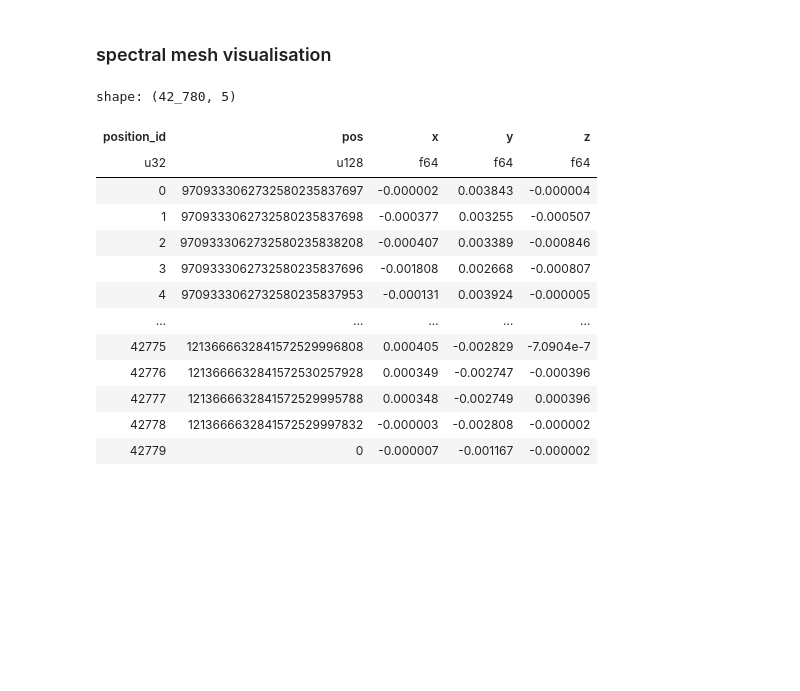
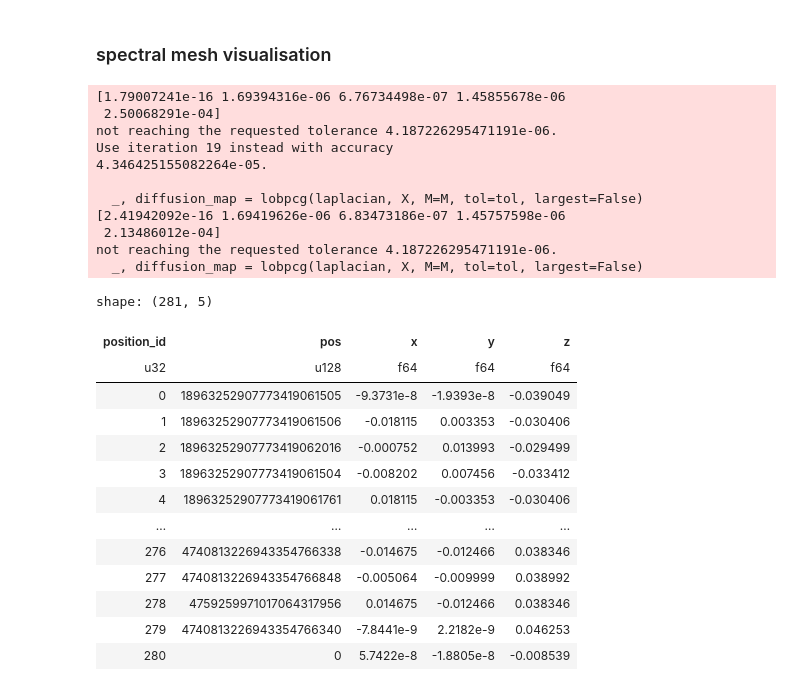
Before and after one commit to movpasd/pawncounter, a Jupyter notebook: Main.ipynb, the cells around one changed output. Saved outputs shown, nothing was run; the diff lists cells and outputs as text; code cells hidden in the pictures; blank space fills up the shorter version.

```diff
--- a/Main.ipynb
+++ b/Main.ipynb
@@ -33,8 +35,8 @@ If the board is smaller than 8x8, the board crops around bottom-left square for
 (so the bottom-left square remains a1), and the unused squares are empty.
 """
 
-BOARD_WIDTH = 3
-BOARD_DEPTH = 4
+BOARD_WIDTH = 2
+BOARD_DEPTH = 3
 
 assert 0 <= BOARD_WIDTH <= 8
 assert 0 <= BOARD_DEPTH <= 8
@@ -471,44 +560,55 @@ def spectral_embedding_3d(
     A = positions_adjacency(transitions, positions, weight=weight)
     emb = spectral_embedding(
         A,
         n_components=n_dims,
         eigen_solver=eigen_solver,  # type: ignore
         drop_first=True,
         random_state=0,
     )
     n = positions.height
     coords = [emb[:, k] if k < n_dims else np.zeros(n) for k in range(3)]
     return positions.with_columns(
         x=pl.Series(coords[0]), y=pl.Series(coords[1]), z=pl.Series(coords[2])
     )
 
 
 spectral_embeddings = spectral_embedding_3d(
     transitions,
     positions,
     weight=pl.col("transition_type").replace_strict(
         {
             "A": 1 / 1.0,
             "CK": 1 / 1.0,
             "CQ": 1 / 1.0,
-            "R": 1 / 40.0,
+            "R": 1 / 1.0,
         }
     ),
 )
 spectral_embeddings
 # %% [output]
-shape: (42_780, 5)
+[1.79007241e-16 1.69394316e-06 6.76734498e-07 1.45855678e-06
+ 2.50068291e-04]
+not reaching the requested tolerance 4.187226295471191e-06.
+Use iteration 19 instead with accuracy
+4.346425155082264e-05.
+
+  _, diffusion_map = lobpcg(laplacian, X, M=M, tol=tol, largest=False)
+[2.41942092e-16 1.69419626e-06 6.83473186e-07 1.45757598e-06
+ 2.13486012e-04]
+not reaching the requested tolerance 4.187226295471191e-06.
+  _, diffusion_map = lobpcg(laplacian, X, M=M, tol=tol, largest=False)
+shape: (281, 5)
 | position_id | pos | x | y | z |
 | u32 | u128 | f64 | f64 | f64 |
-| 0 | 9709333062732580235837697 | -0.000002 | 0.003843 | -0.000004 |
-| 1 | 9709333062732580235837698 | -0.000377 | 0.003255 | -0.000507 |
-| 2 | 9709333062732580235838208 | -0.000407 | 0.003389 | -0.000846 |
-| 3 | 9709333062732580235837696 | -0.001808 | 0.002668 | -0.000807 |
-| 4 | 9709333062732580235837953 | -0.000131 | 0.003924 | -0.000005 |
+| 0 | 18963252907773419061505 | -9.3731e-8 | -1.9393e-8 | -0.039049 |
+| 1 | 18963252907773419061506 | -0.018115 | 0.003353 | -0.030406 |
+| 2 | 18963252907773419062016 | -0.000752 | 0.013993 | -0.029499 |
+| 3 | 18963252907773419061504 | -0.008202 | 0.007456 | -0.033412 |
+| 4 | 18963252907773419061761 | 0.018115 | -0.003353 | -0.030406 |
 | … | … | … | … | … |
-| 42775 | 1213666632841572529996808 | 0.000405 | -0.002829 | -7.0904e-7 |
-| 42776 | 1213666632841572530257928 | 0.000349 | -0.002747 | -0.000396 |
-| 42777 | 1213666632841572529995788 | 0.000348 | -0.002749 | 0.000396 |
-| 42778 | 1213666632841572529997832 | -0.000003 | -0.002808 | -0.000002 |
-| 42779 | 0 | -0.000007 | -0.001167 | -0.000002 |
+| 276 | 4740813226943354766338 | -0.014675 | -0.012466 | 0.038346 |
+| 277 | 4740813226943354766848 | -0.005064 | -0.009999 | 0.038992 |
+| 278 | 4759259971017064317956 | 0.014675 | -0.012466 | 0.038346 |
+| 279 | 4740813226943354766340 | -7.8441e-9 | 2.2182e-9 | 0.046253 |
+| 280 | 0 | 5.7422e-8 | -1.8805e-8 | -0.008539 |
 # %%
```
Also changed, not shown: parts of 6 cells of this notebook, 1 other file.
